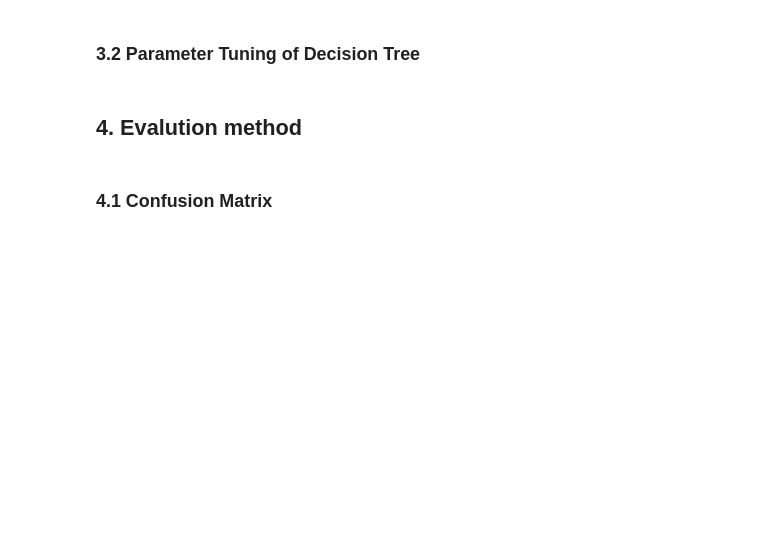
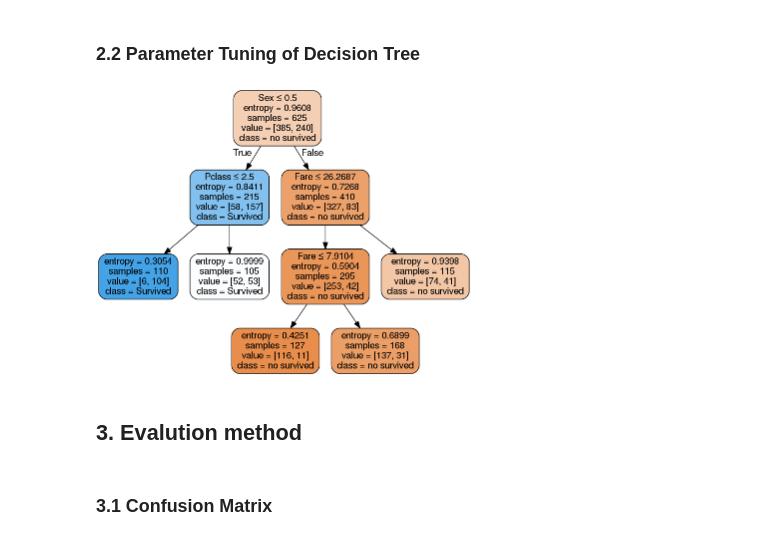
Before and after one commit to kandapha/workshop_data_mining_and_text_mining, a Jupyter notebook: Tutorial 4 - Data Mining.ipynb, the cells around one changed output. Saved outputs shown, nothing was run; the diff lists cells and outputs as text; code cells hidden in the pictures; blank space fills up the shorter version.

```diff
--- a/Tutorial 4 - Data Mining.ipynb
+++ b/Tutorial 4 - Data Mining.ipynb
@@ -137,2 +186,2 @@ Image(graph.create_png())
 # %% [markdown]
-### 3.2 Parameter Tuning of Decision Tree
+### 2.2 Parameter Tuning of Decision Tree
@@ -161,4 +203,9 @@ Image(graph.create_png())
+# %%
+graph = pydotplus.graph_from_dot_data(dot_data.getvalue())
+Image(graph.create_png(), retina=True) #height='400px')
+# %% [output]
+[figure, added]
 # %% [markdown]
-## 4. Evalution method
+## 3. Evalution method
 # %% [markdown]
-### 4.1 Confusion Matrix
+### 3.1 Confusion Matrix
```
Also changed, not shown: parts of 63 cells of this notebook, 2 other files.
